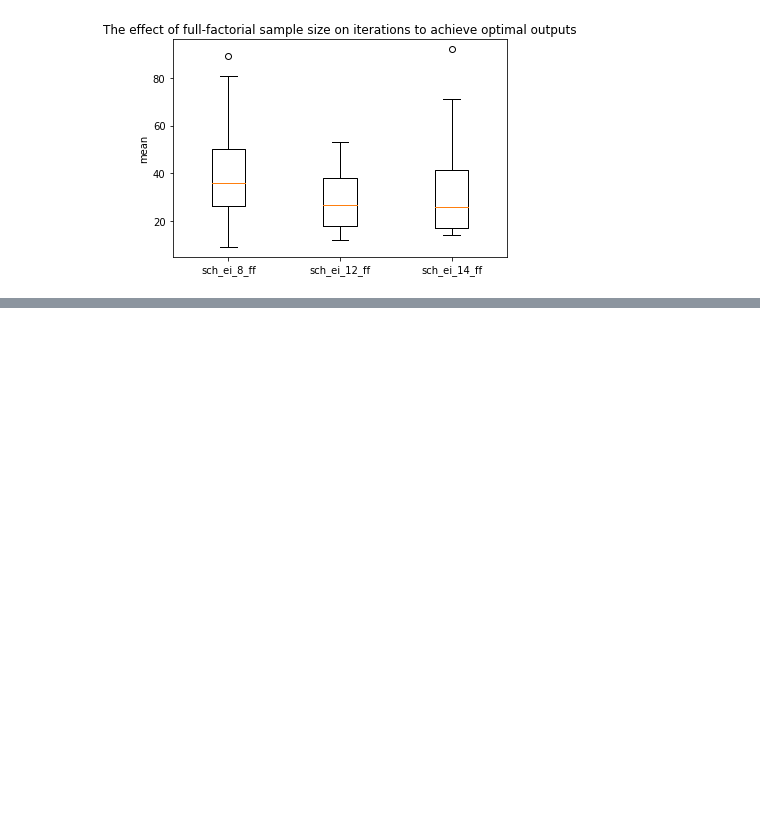
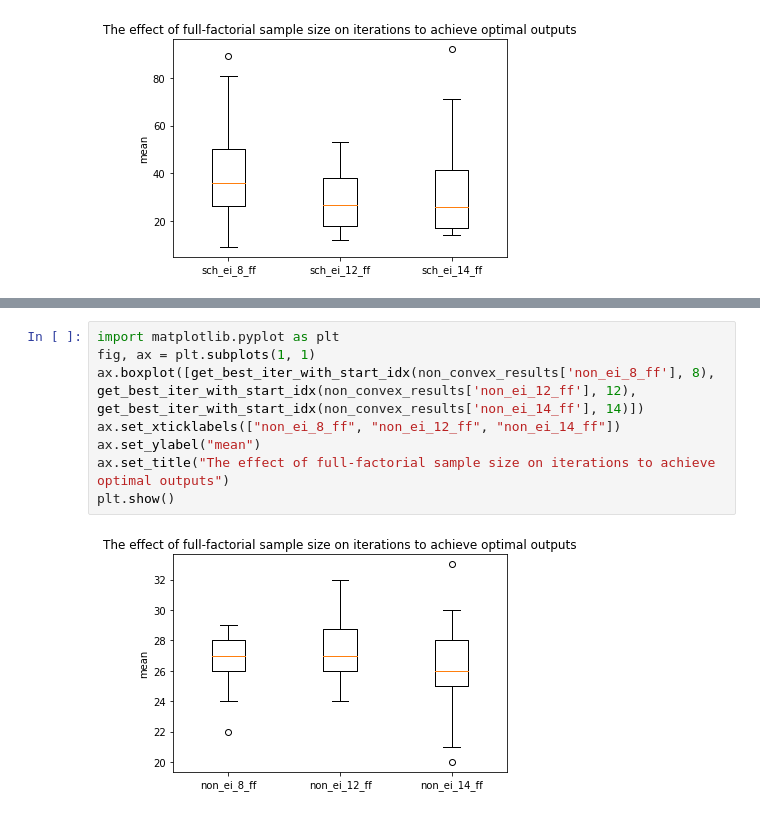
Before and after one commit to TedOiler/KURF, a Jupyter notebook: src/experiments_visualisation.ipynb, the cells around one changed output, grey strips where cells are left out. Cells and saved outputs as stored; diff of their text form; blank space fills up the shorter version.

```diff
--- a/src/experiments_visualisation.ipynb
+++ b/src/experiments_visualisation.ipynb
@@ -323,3 +357,13 @@ plt.show()
+# %%
+import matplotlib.pyplot as plt
+fig, ax = plt.subplots(1, 1)
+ax.boxplot([get_best_iter_with_start_idx(non_convex_results['non_ei_8_ff'], 8), get_best_iter_with_start_idx(non_convex_results['non_ei_12_ff'], 12), get_best_iter_with_start_idx(non_convex_results['non_ei_14_ff'], 14)])
+ax.set_xticklabels(["non_ei_8_ff", "non_ei_12_ff", "non_ei_14_ff"])
+ax.set_ylabel("mean")
+ax.set_title("The effect of full-factorial sample size on iterations to achieve optimal outputs")
+plt.show()
+# %% [output]
+[figure, added]
 # %%
 best_value_mean(ackley_results)
 # %% [output]
```
Also changed, not shown: parts of 13 cells of this notebook, 4 other files.
